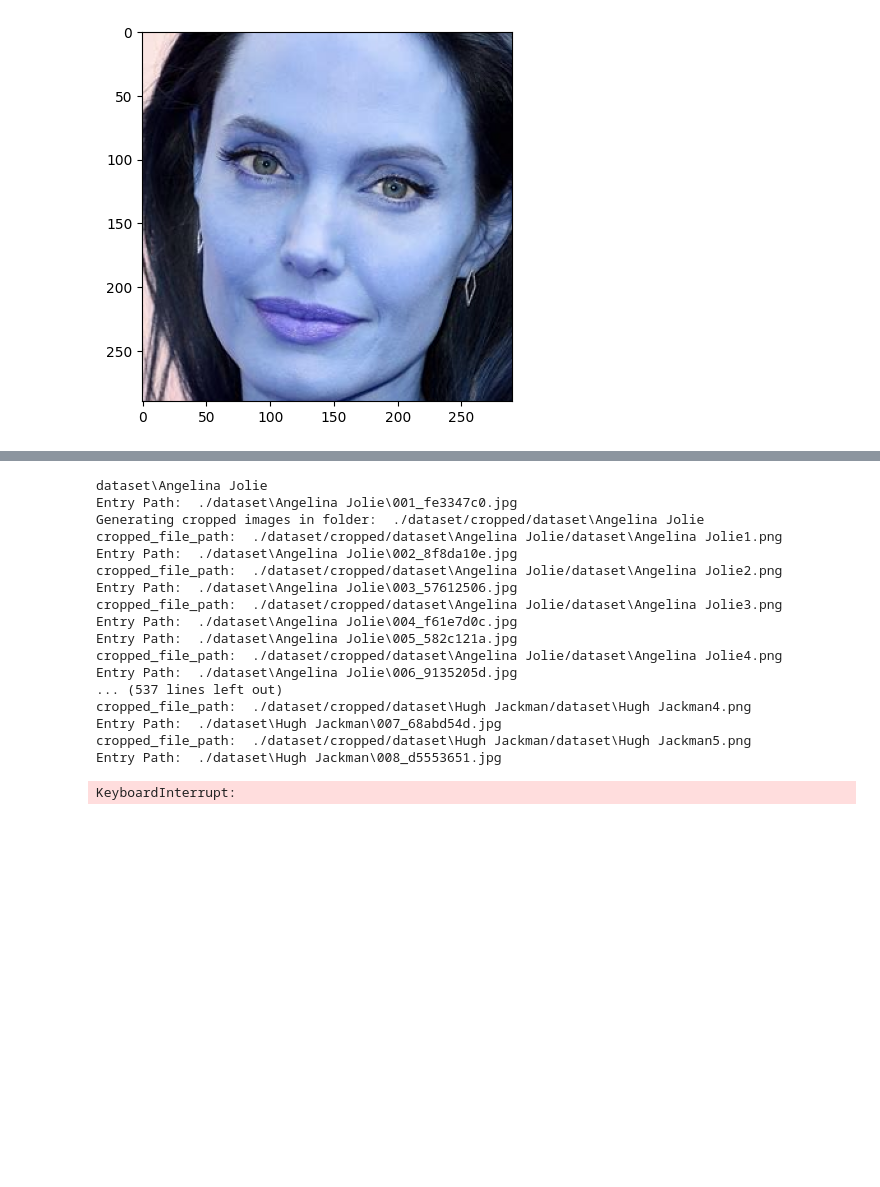
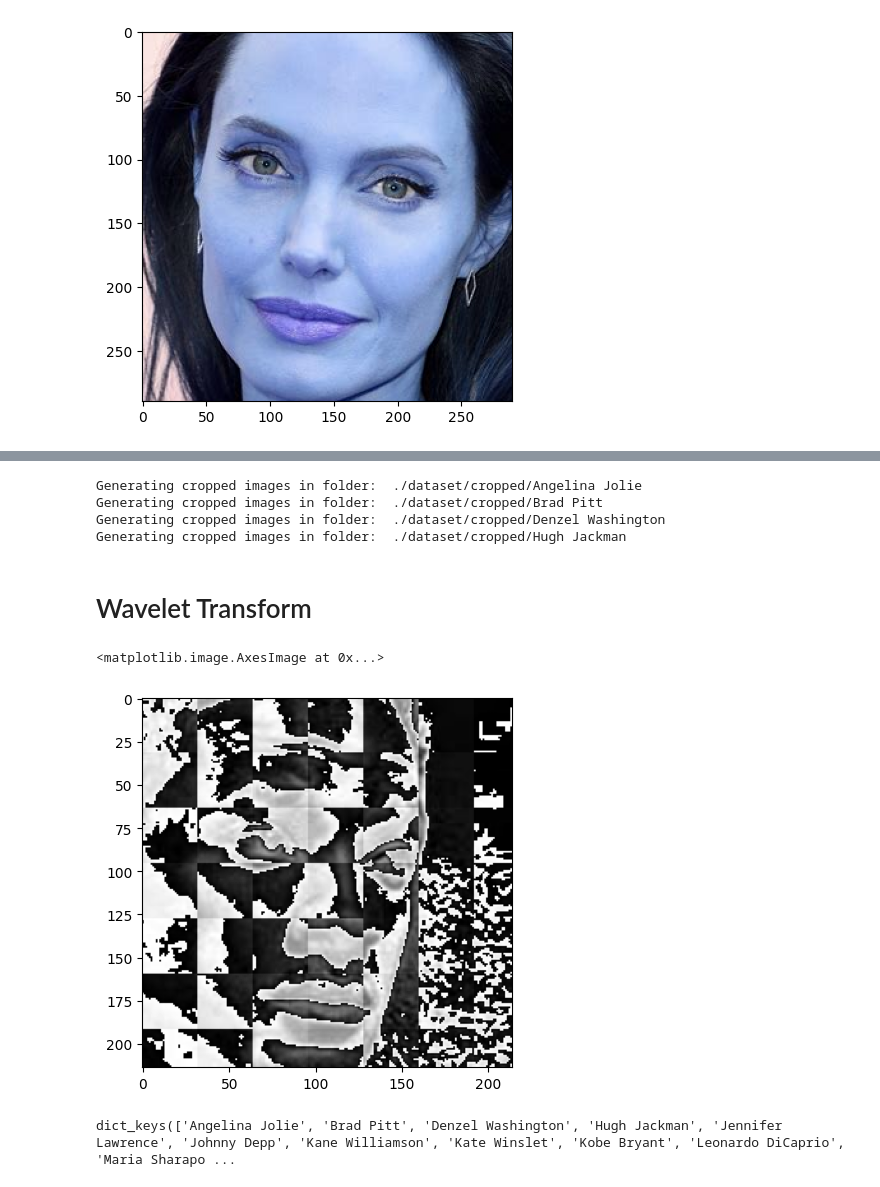
Before and after one commit to daniel99estrada/Celebrity-Classifier, a Jupyter notebook: Model/celebrity_classifier.ipynb, the cells around one changed output, grey strips where cells are left out. Saved outputs shown, nothing was run; the diff lists cells and outputs as text; code cells hidden in the pictures; blank space fills up the shorter version.

```diff
--- a/Model/celebrity_classifier.ipynb
+++ b/Model/celebrity_classifier.ipynb
@@ -104,47 +124,66 @@ os.mkdir(path_to_cr_data)
 
 cropped_image_dirs = []
 celebrity_file_names_dict = {}
+
 for img_dir in img_dirs:
     count = 1
-    celebrity_name = img_dir.split('/')[-1]
-    print("celebrity_name: ", celebrity_name)
+    celebrity_name = img_dir.split('\\')[-1]
 
     celebrity_file_names_dict[celebrity_name] = []
 
     for entry in os.scandir(img_dir):
 
         roi_color = get_cropped_image_if_2_eyes(entry.path)
+
         if roi_color is not None:
             cropped_folder = path_to_cr_data + celebrity_name
             if not os.path.exists(cropped_folder):
                 os.makedirs(cropped_folder)
                 cropped_image_dirs.append(cropped_folder)
-                print("Entry Path: ", entry.path)
                 print("Generating cropped images in folder: ", cropped_folder)
 
             cropped_file_name = celebrity_name + str(count) + ".png"
             cropped_file_path = cropped_folder + "/" + cropped_file_name
-            print("cropped_file_path: ", cropped_file_path )
 
             cv2.imwrite(cropped_file_path, roi_color)
             celebrity_file_names_dict[celebrity_name].append(cropped_file_path)
             count += 1
 # %% [output]
-dataset\Angelina Jolie
-Entry Path:  ./dataset\Angelina Jolie\001_fe3347c0.jpg
-Generating cropped images in folder:  ./dataset/cropped/dataset\Angelina Jolie
-cropped_file_path:  ./dataset/cropped/dataset\Angelina Jolie/dataset\Angelina Jolie1.png
-Entry Path:  ./dataset\Angelina Jolie\002_8f8da10e.jpg
-cropped_file_path:  ./dataset/cropped/dataset\Angelina Jolie/dataset\Angelina Jolie2.png
-Entry Path:  ./dataset\Angelina Jolie\003_57612506.jpg
-cropped_file_path:  ./dataset/cropped/dataset\Angelina Jolie/dataset\Angelina Jolie3.png
-Entry Path:  ./dataset\Angelina Jolie\004_f61e7d0c.jpg
-Entry Path:  ./dataset\Angelina Jolie\005_582c121a.jpg
-cropped_file_path:  ./dataset/cropped/dataset\Angelina Jolie/dataset\Angelina Jolie4.png
-Entry Path:  ./dataset\Angelina Jolie\006_9135205d.jpg
-... (537 lines left out)
-cropped_file_path:  ./dataset/cropped/dataset\Hugh Jackman/dataset\Hugh Jackman4.png
-Entry Path:  ./dataset\Hugh Jackman\007_68abd54d.jpg
-cropped_file_path:  ./dataset/cropped/dataset\Hugh Jackman/dataset\Hugh Jackman5.png
-Entry Path:  ./dataset\Hugh Jackman\008_d5553651.jpg
+Generating cropped images in folder:  ./dataset/cropped/Angelina Jolie
+Generating cropped images in folder:  ./dataset/cropped/Brad Pitt
+Generating cropped images in folder:  ./dataset/cropped/Denzel Washington
+Generating cropped images in folder:  ./dataset/cropped/Hugh Jackman
-KeyboardInterrupt:
+# %% [markdown]
+# Wavelet Transform
+# %%
+import numpy as np
+import pywt
+import cv2
+
+def w2d(img, mode='haar', level=1):
+    imArray = img
+    #Datatype conversions
+    #convert to grayscale
+    imArray = cv2.cvtColor( imArray,cv2.COLOR_RGB2GRAY )
+    #convert to float
+    imArray =  np.float32(imArray)
+    imArray /= 255
+    # compute coefficients
+    coeffs=pywt.wavedec2(imArray, mode, level=level)
+
+    #Process Coefficients
+    coeffs_H=list(coeffs)
+    coeffs_H[0] *= 0;
+
+    # reconstruction
+    imArray_H=pywt.waverec2(coeffs_H, mode)
+    imArray_H *= 255
+    imArray_H =  np.uint8(imArray_H)
+
+    return imArray_H
+# %%
+im_har = w2d(roi_color,'db1',5)
+plt.imshow(im_har, cmap='gray')
+# %% [output]
+<matplotlib.image.AxesImage at 0x...>
+[figure, added]
@@ -150,0 +196,16 @@ KeyboardInterrupt:
+# %%
+X = []
+y = []
+for celebrity_name, training_files in celebrity_file_names_dict.items():
+    for training_image in training_files:
+        img = cv2.imread(training_image)
+        if img is None:
+            continue
+        scaled_raw_img = cv2(img, (32,32))
+        img_har = w2d(img, 'db1', 5)
+        scaled_img_har = cv2(img_har, (32,32))
+        combined_img = np.vstack((scaled_raw_img.reshape(32*32*3,1),scaled_img_har.reshape(32*32,1)))
+        X.append(combined_img)
+        y.append(class_dict[celebrity_name])
+# %% [output]
+dict_keys(['Angelina Jolie', 'Brad Pitt', 'Denzel Washington', 'Hugh Jackman', 'Jennifer Lawrence', 'Johnny Depp', 'Kane Williamson', 'Kate Winslet', 'Kobe Bryant', 'Leonardo DiCaprio', 'Maria Sharapo ...
```
Also changed, not shown: parts of 3 cells of this notebook, 11 other files.
